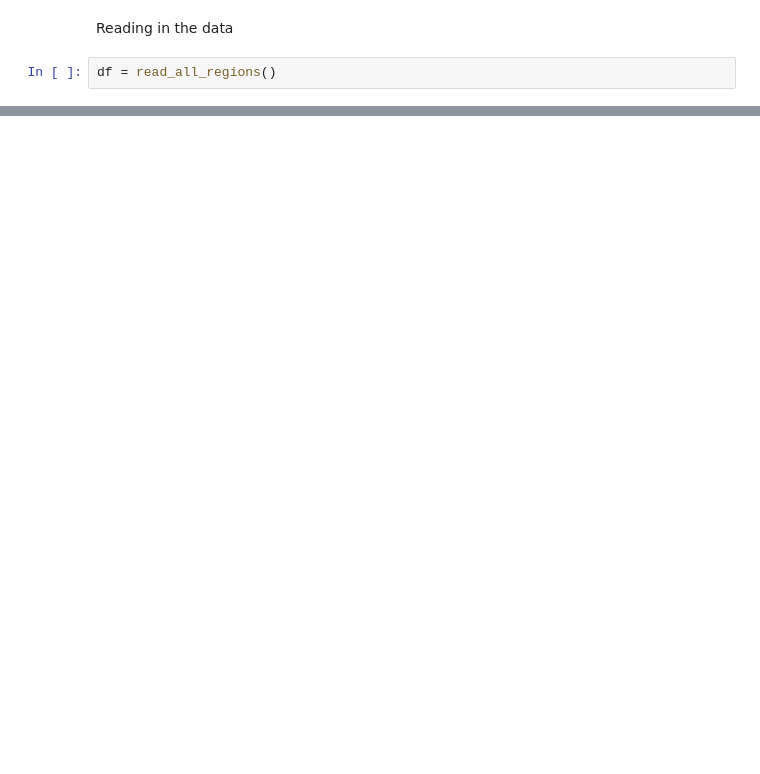
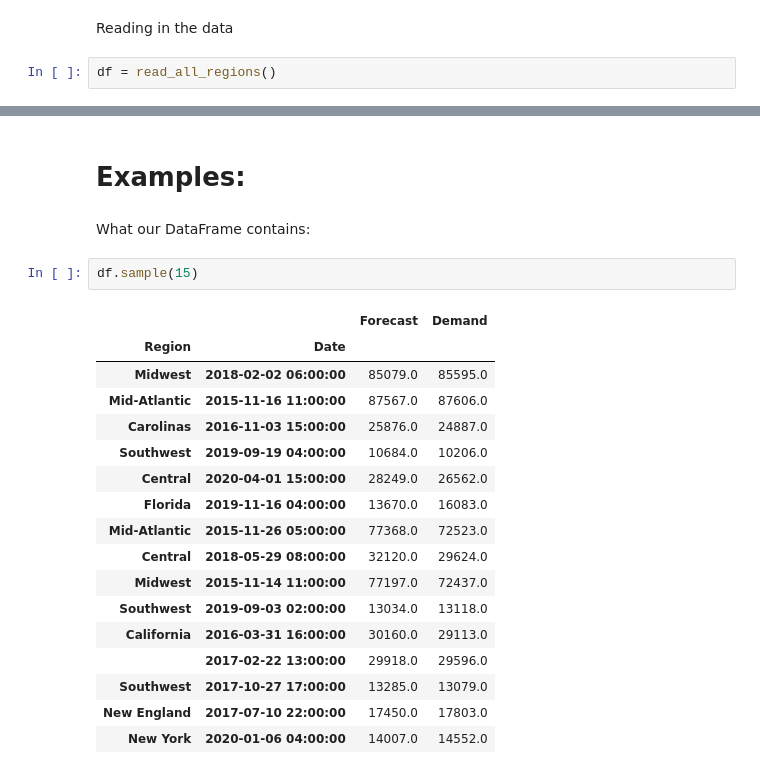
Before and after one commit to emapple/social, a Jupyter notebook: energy_usage.ipynb, the cells around one changed output, grey strips where cells are left out. Drawn from its saved outputs; the diff is of its cells as text; blank space fills up the shorter version.

Commit message:
Improvements and examples

```diff
--- a/energy_usage.ipynb
+++ b/energy_usage.ipynb
@@ -125,0 +148,24 @@ for edge in ['right', 'top']:
+# %% [markdown]
+# Examples:
+# %% [markdown]
+What our DataFrame contains:
+# %%
+df.sample(15)
+# %% [output]
+|  |  | Forecast | Demand |
+| Region | Date |  |  |
+| Midwest | 2018-02-02 06:00:00 | 85079.0 | 85595.0 |
+| Mid-Atlantic | 2015-11-16 11:00:00 | 87567.0 | 87606.0 |
+| Carolinas | 2016-11-03 15:00:00 | 25876.0 | 24887.0 |
+| Southwest | 2019-09-19 04:00:00 | 10684.0 | 10206.0 |
+| Central | 2020-04-01 15:00:00 | 28249.0 | 26562.0 |
+| Florida | 2019-11-16 04:00:00 | 13670.0 | 16083.0 |
+| Mid-Atlantic | 2015-11-26 05:00:00 | 77368.0 | 72523.0 |
+| Central | 2018-05-29 08:00:00 | 32120.0 | 29624.0 |
+| Midwest | 2015-11-14 11:00:00 | 77197.0 | 72437.0 |
+| Southwest | 2019-09-03 02:00:00 | 13034.0 | 13118.0 |
+| California | 2016-03-31 16:00:00 | 30160.0 | 29113.0 |
+|  | 2017-02-22 13:00:00 | 29918.0 | 29596.0 |
+| Southwest | 2017-10-27 17:00:00 | 13285.0 | 13079.0 |
+| New England | 2017-07-10 22:00:00 | 17450.0 | 17803.0 |
+| New York | 2020-01-06 04:00:00 | 14007.0 | 14552.0 |
```
Also changed, not shown: parts of 15 cells of this notebook.
